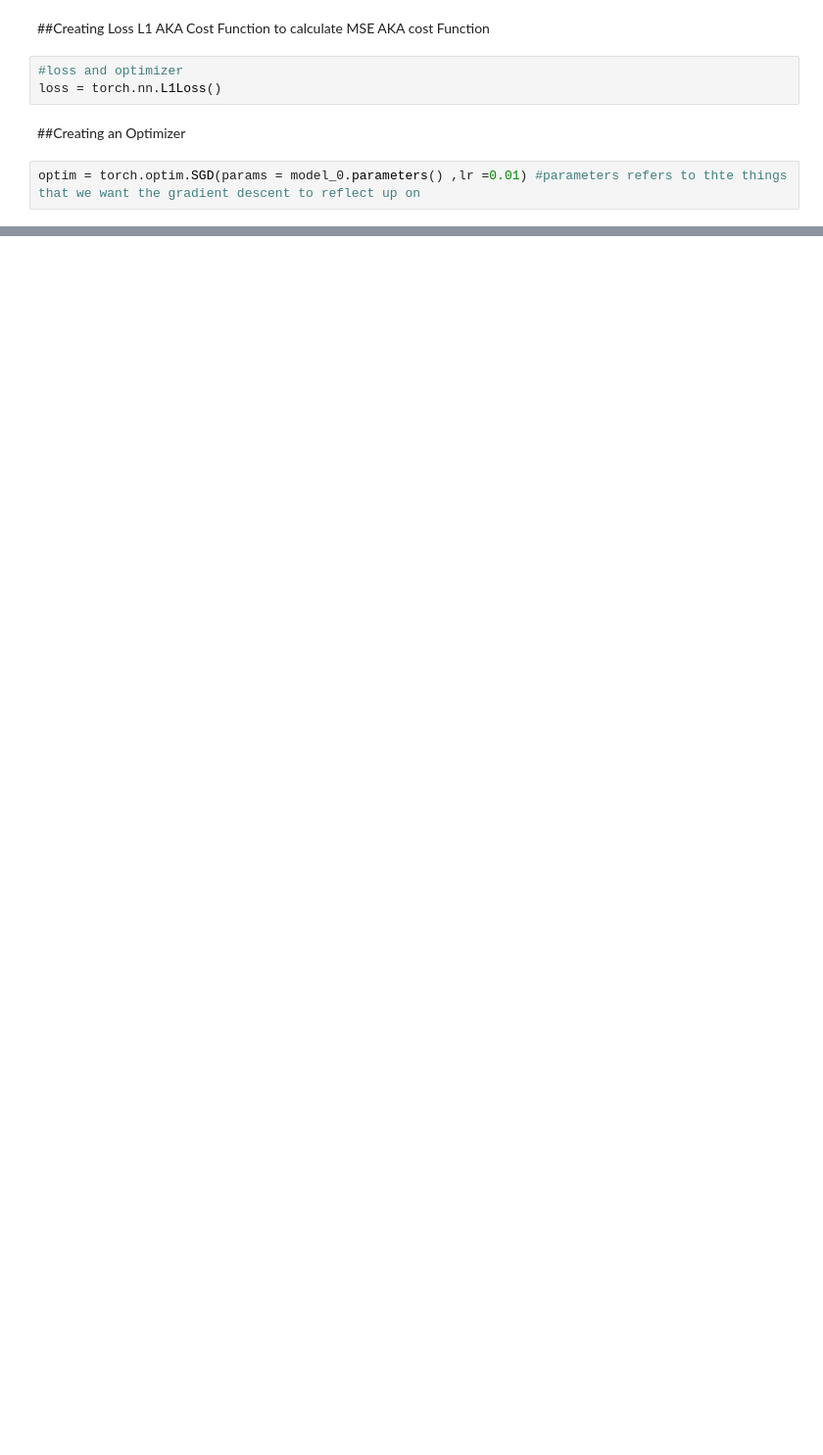
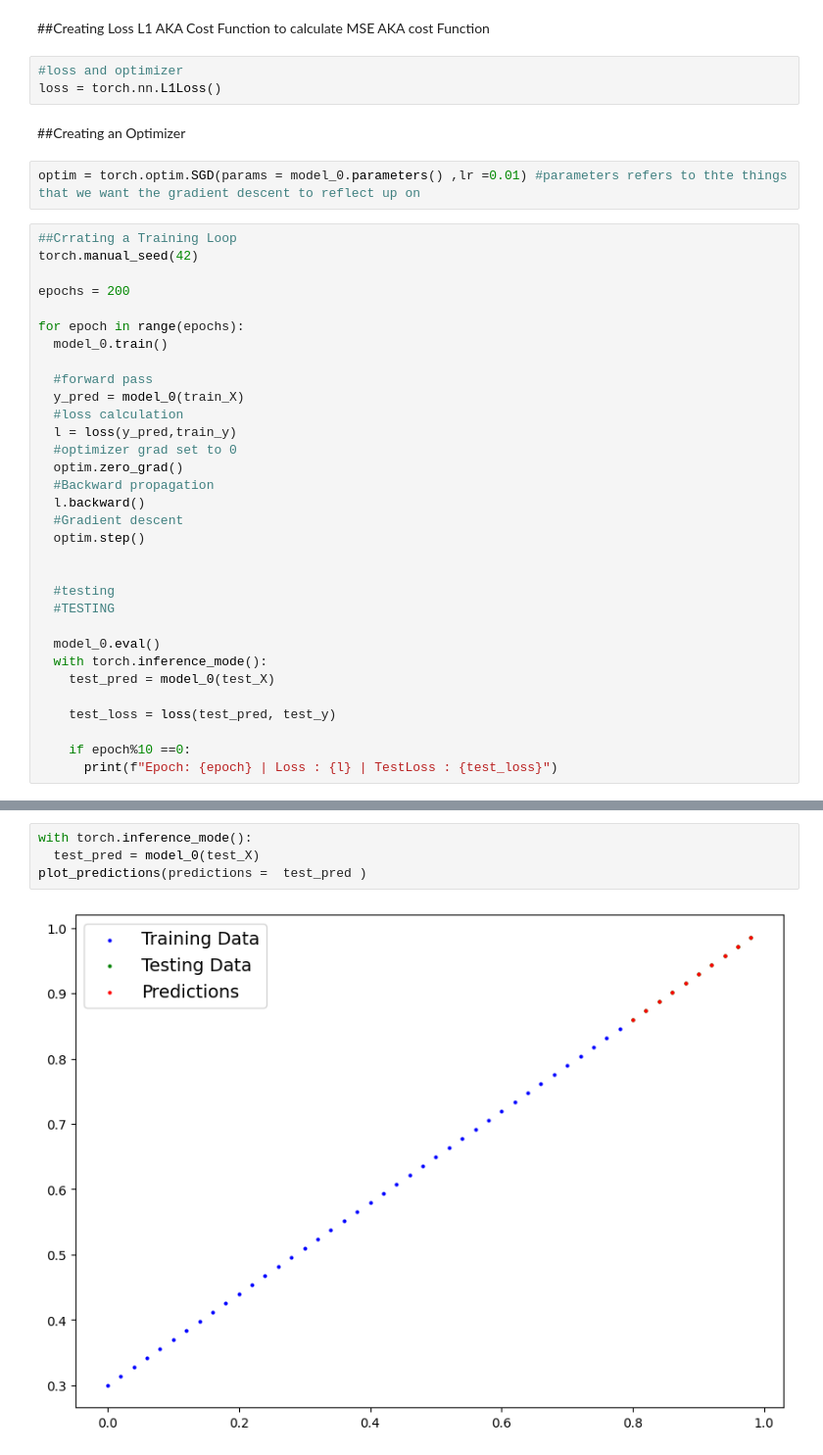
Before and after one commit to Suvanga/ML_DL, a Jupyter notebook: Model_0_From_Scratch.ipynb, the cells around one changed output, grey strips where cells are left out. Shown at 98% size. Drawn from its saved outputs; the diff is of its cells as text; blank space fills up the shorter version.

Commit message:
A Linear  Model is built from Scratch with all the details such as building, training, testing, saving, loading, evaluating, visualizing model is present

```diff
--- a/Model_0_From_Scratch.ipynb
+++ b/Model_0_From_Scratch.ipynb
@@ -92,3 +100,35 @@ loss = torch.nn.L1Loss()
 ##Creating an Optimizer
 # %%
 optim = torch.optim.SGD(params = model_0.parameters() ,lr =0.01) #parameters refers to thte things that we want the gradient descent to reflect up on
+# %%
+##Crrating a Training Loop
+torch.manual_seed(42)
+
+epochs = 200
+
+for epoch in range(epochs):
+  model_0.train()
+
+  #forward pass
+  y_pred = model_0(train_X)
+  #loss calculation
+  l = loss(y_pred,train_y)
+  #optimizer grad set to 0
+  optim.zero_grad()
+  #Backward propagation
+  l.backward()
+  #Gradient descent
+  optim.step()
+
+
+  #testing
+  #TESTING
+
+  model_0.eval()
+  with torch.inference_mode():
+    test_pred = model_0(test_X)
+
+    test_loss = loss(test_pred, test_y)
+
+    if epoch%10 ==0:
+      print(f"Epoch: {epoch} | Loss : {l} | TestLoss : {test_loss}")
@@ -94,0 +161,6 @@ optim = torch.optim.SGD(params = model_0.parameters() ,lr =0.01) #parameters ref
+# %%
+with torch.inference_mode():
+  test_pred = model_0(test_X)
+plot_predictions(predictions =  test_pred )
+# %% [output]
+[figure, added]
```
Also changed, not shown: parts of 21 cells of this notebook.
